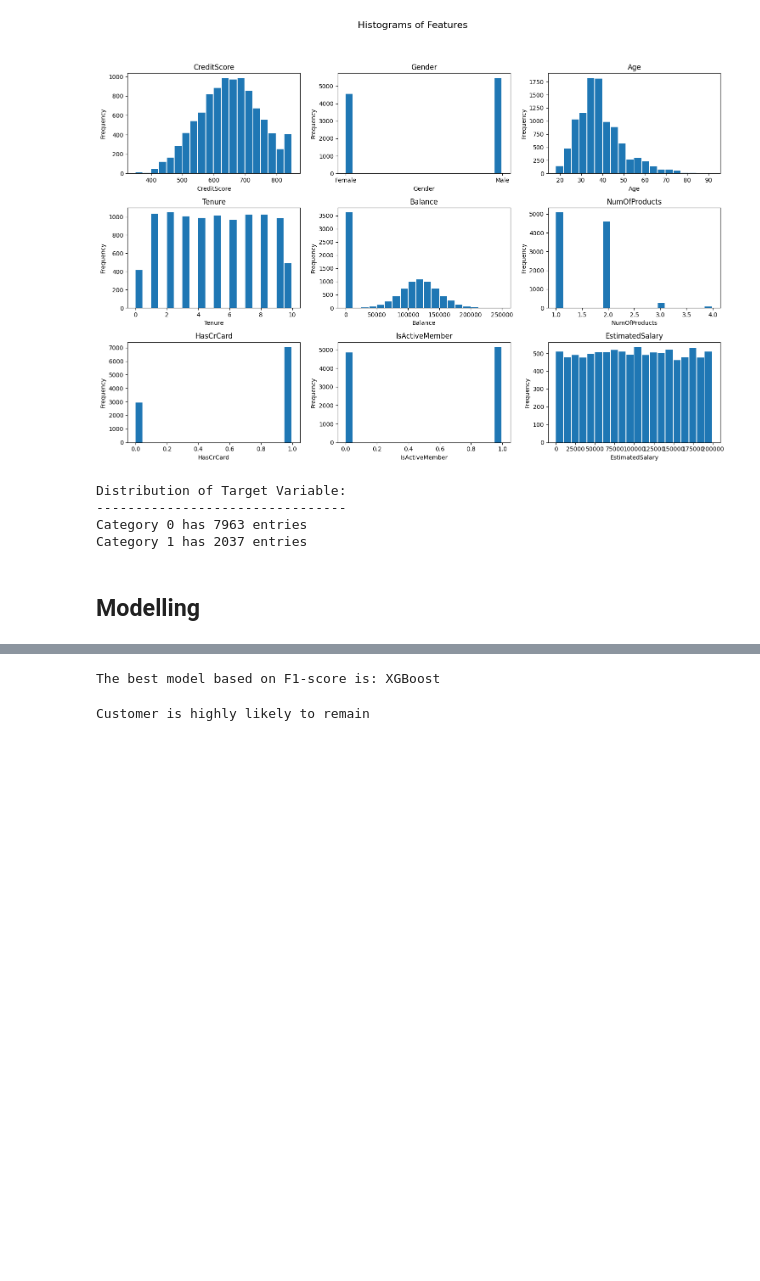
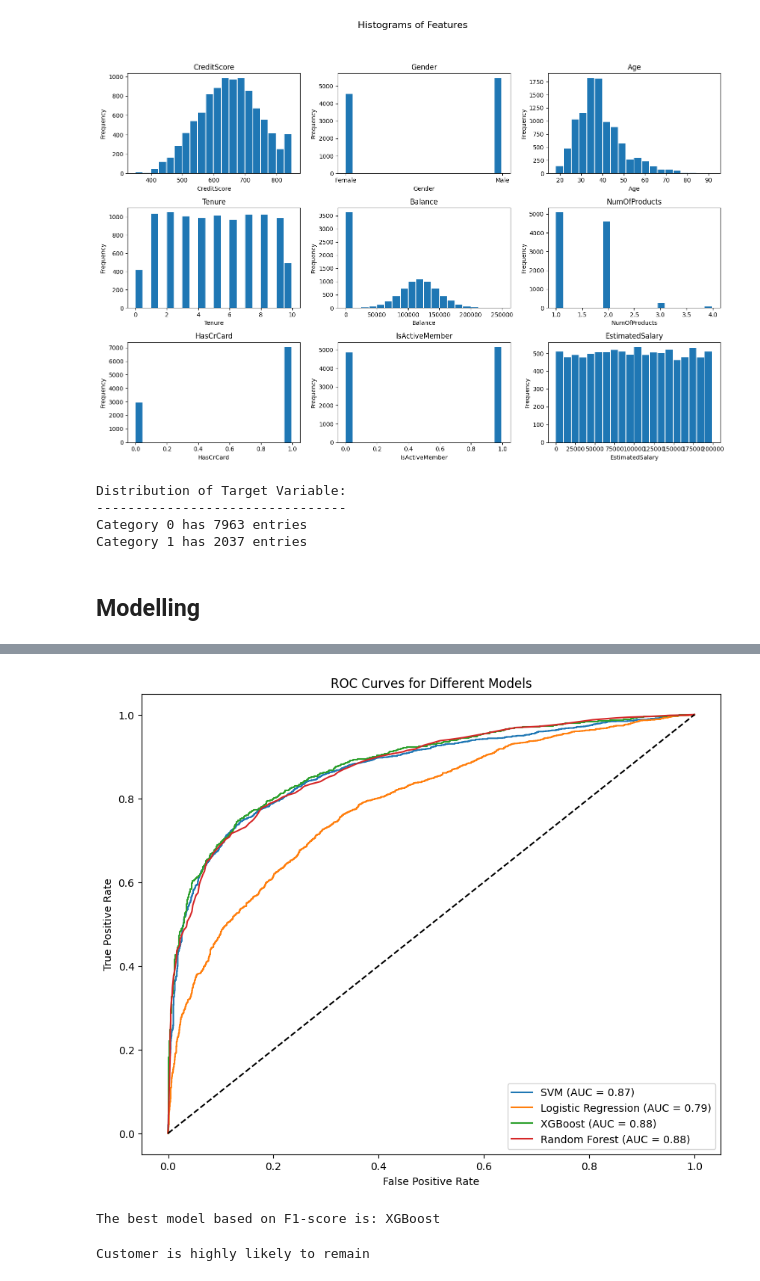
Before and after one commit to Auhre/Churn-Modelling---Base, a Jupyter notebook: Churn_Modelling.ipynb, the cells around one changed output, grey strips where cells are left out. Saved outputs shown, nothing was run; the diff lists cells and outputs as text; code cells hidden in the pictures; blank space fills up the shorter version.

```diff
--- a/Churn_Modelling.ipynb
+++ b/Churn_Modelling.ipynb
@@ -458,3 +543,7 @@ fmc.performance_monitoring()
+# %%
+fmc.roc_curve()
+# %% [output]
+[figure, added]
 # %%
 fmc.know_best_model()
 # %% [output]
```
Also changed, not shown: parts of 11 cells of this notebook.
